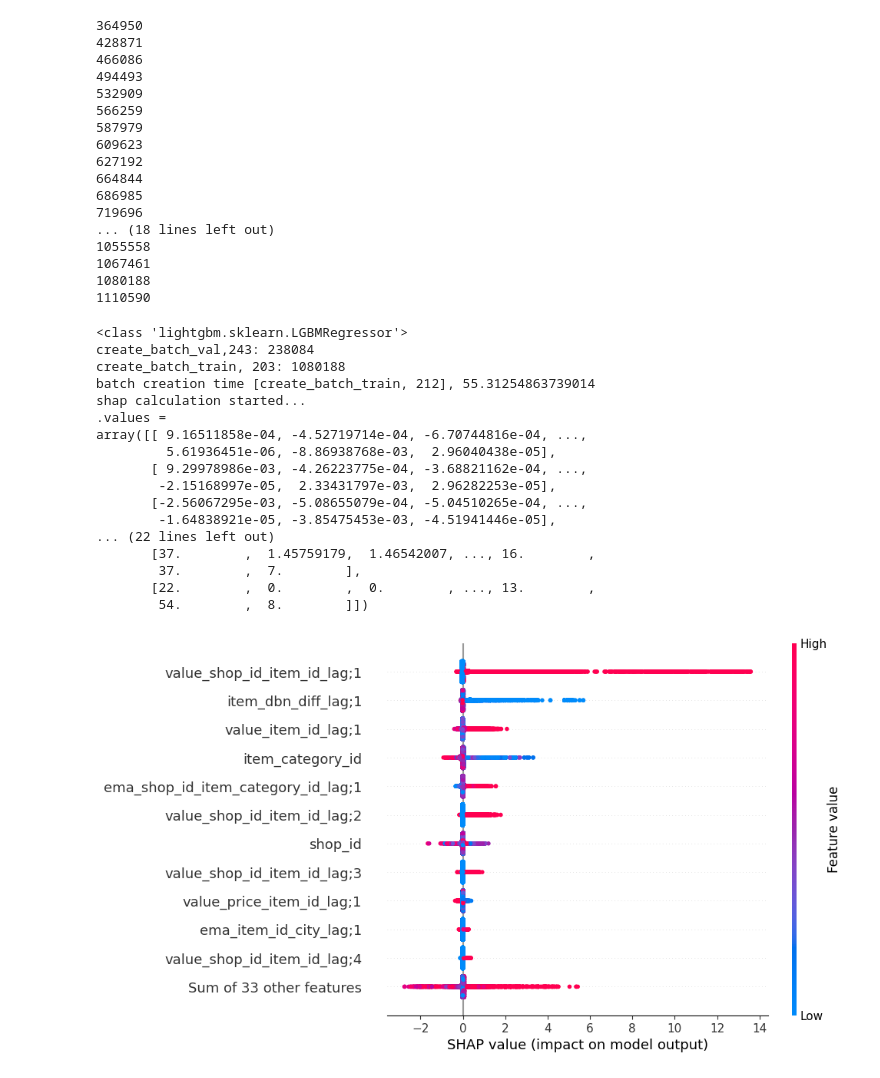
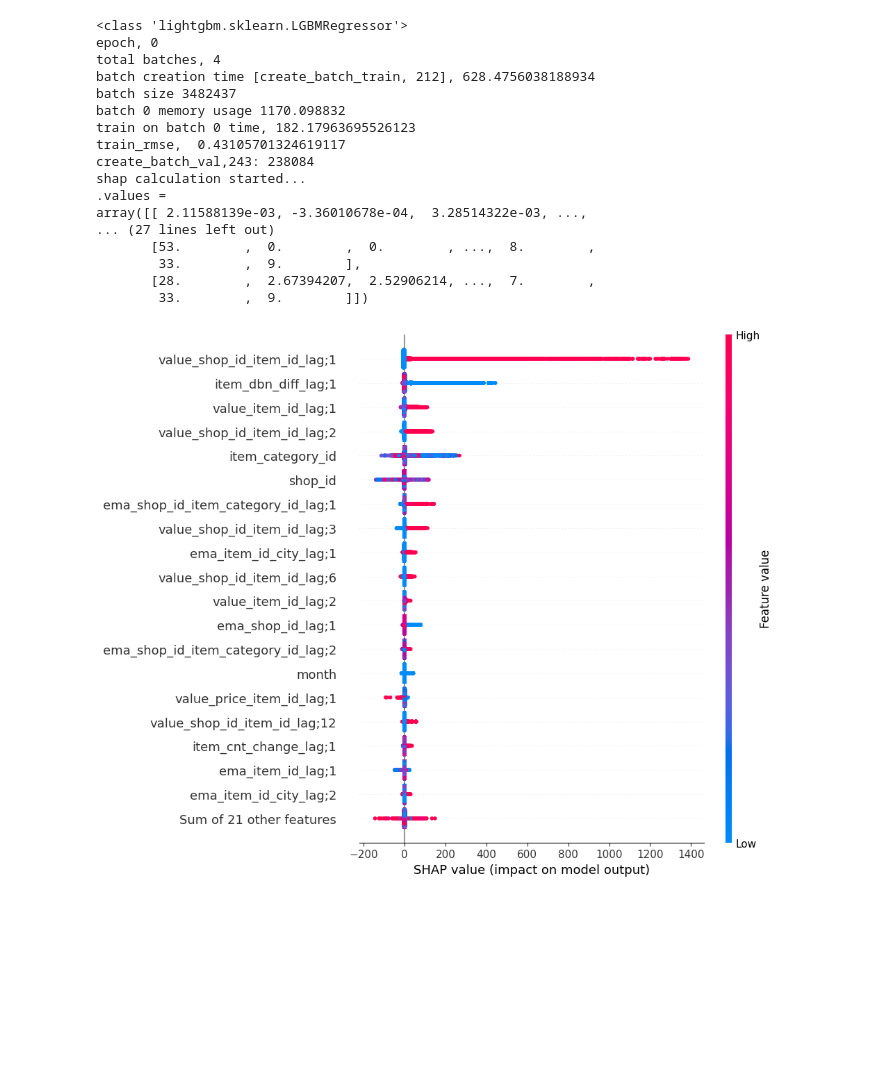
Before and after one commit to valera2444/FutureSalesPrediction, a Jupyter notebook: validation/shaps.ipynb, the cells around one changed output. Cells and saved outputs as stored; diff of their text form; code cells hidden in the pictures; blank space fills up the shorter version.

Commit message:
DS-3 Advanced modeling Changes: - Possibility of training model on part of batches added (reduces time) - MLFlow integrated for optuna and expanding window validation

```diff
--- a/validation/shaps.ipynb
+++ b/validation/shaps.ipynb
@@ -484,16 +627,9 @@ data_train = pd.read_csv('../data_cleaned/data_train.csv')
 test = pd.read_csv('../data_cleaned/test.csv')
 test['date_block_num'] = 34
 data_train = pd.concat([data_train,test ], ignore_index=True).drop('ID', axis=1).fillna(0)
-
+batch_size_to_read=10**10
 
 shop_item_pairs_in_dbn, shop_item_pairs_WITH_PREV_in_dbn = prepare_past_ID_s_CARTESIAN(data_train)
-
-
-
-
-batch_size=70000000
-batch_size_to_read=200000000
-epochs=1
 # %% [output]
 364950
 428871
@@ -512,48 +648,13 @@ epochs=1
 1067461
 1080188
 1110590
-# %%
-data_train = pd.read_csv('../data_cleaned/data_train.csv')
-test = pd.read_csv('../data_cleaned/test.csv')
-test['date_block_num'] = 34
-data_train = pd.concat([data_train,test ], ignore_index=True).drop('ID', axis=1).fillna(0)
-
-
-shop_item_pairs_in_dbn, shop_item_pairs_WITH_PREV_in_dbn = prepare_past_ID_s_CARTESIAN(data_train)
-# %% [output]
-364950
-428871
-466086
-494493
-532909
-566259
-587979
-609623
-627192
-664844
-686985
-719696
-... (18 lines left out)
-1055558
-1067461
-1080188
-1110590
 # %%
-
-
-
+#NOW TRAIN ON ONLY FIRST BATCH (for time improvement) (results on validation for all batches are similar)
 
 
 start_val_month=[33]
 
-batch_size=70000000
-batch_size_to_read=200000000
-
-is_create_submission=False
-epochs=1
-
-explainer, shaps, X_display = validate_ML(
-                    batch_size=batch_size,
+model, explainer, shaps, X_display = validate_ML(
                     val_monthes=start_val_month,
                     shop_item_pairs_in_dbn=shop_item_pairs_in_dbn,
                     shop_item_pairs_WITH_PREV_in_dbn=shop_item_pairs_WITH_PREV_in_dbn,
@@ -562,23 +663,24 @@ explainer, shaps, X_display = validate_ML(
 print(shaps)
 # %% [output]
 <class 'lightgbm.sklearn.LGBMRegressor'>
+epoch, 0
+total batches, 4
+batch creation time [create_batch_train, 212], 628.4756038188934
+batch size 3482437
+batch 0 memory usage 1170.098832
+train on batch 0 time, 182.17963695526123
+train_rmse,  0.43105701324619117
 create_batch_val,243: 238084
-create_batch_train, 203: 1080188
-batch creation time [create_batch_train, 212], 55.31254863739014
 shap calculation started...
 .values =
-array([[ 9.16511858e-04, -4.52719714e-04, -6.70744816e-04, ...,
-         5.61936451e-06, -8.86938768e-03,  2.96040438e-05],
-       [ 9.29978986e-03, -4.26223775e-04, -3.68821162e-04, ...,
-        -2.15168997e-05,  2.33431797e-03,  2.96282253e-05],
-       [-2.56067295e-03, -5.08655079e-04, -5.04510265e-04, ...,
-        -1.64838921e-05, -3.85475453e-03, -4.51941446e-05],
-... (22 lines left out)
-       [37.        ,  1.45759179,  1.46542007, ..., 16.        ,
-        37.        ,  7.        ],
-       [22.        ,  0.        ,  0.        , ..., 13.        ,
-        54.        ,  8.        ]])
+array([[ 2.11588139e-03, -3.36010678e-04,  3.28514322e-03, ...,
+... (27 lines left out)
+       [53.        ,  0.        ,  0.        , ...,  8.        ,
+        33.        ,  9.        ],
+       [28.        ,  2.67394207,  2.52906214, ...,  7.        ,
+        33.        ,  9.        ]])
 # %%
-shap.plots.beeswarm(shaps, max_display=12)
+
+shap.plots.beeswarm(shaps, max_display=20)
 # %% [output]
-[figure, old version]
+[figure, new version]
```
Also changed, not shown: parts of 8 cells of this notebook, 2 other files.
